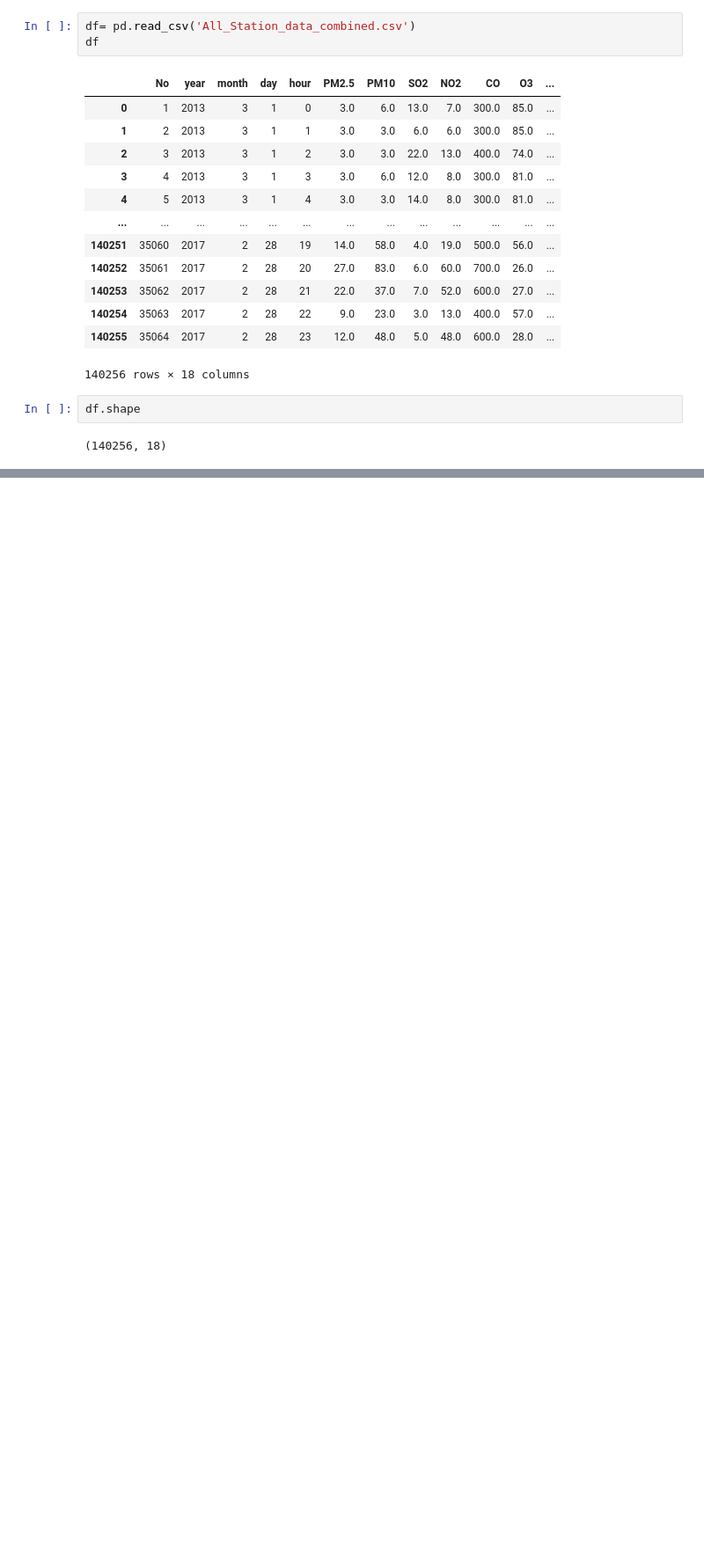
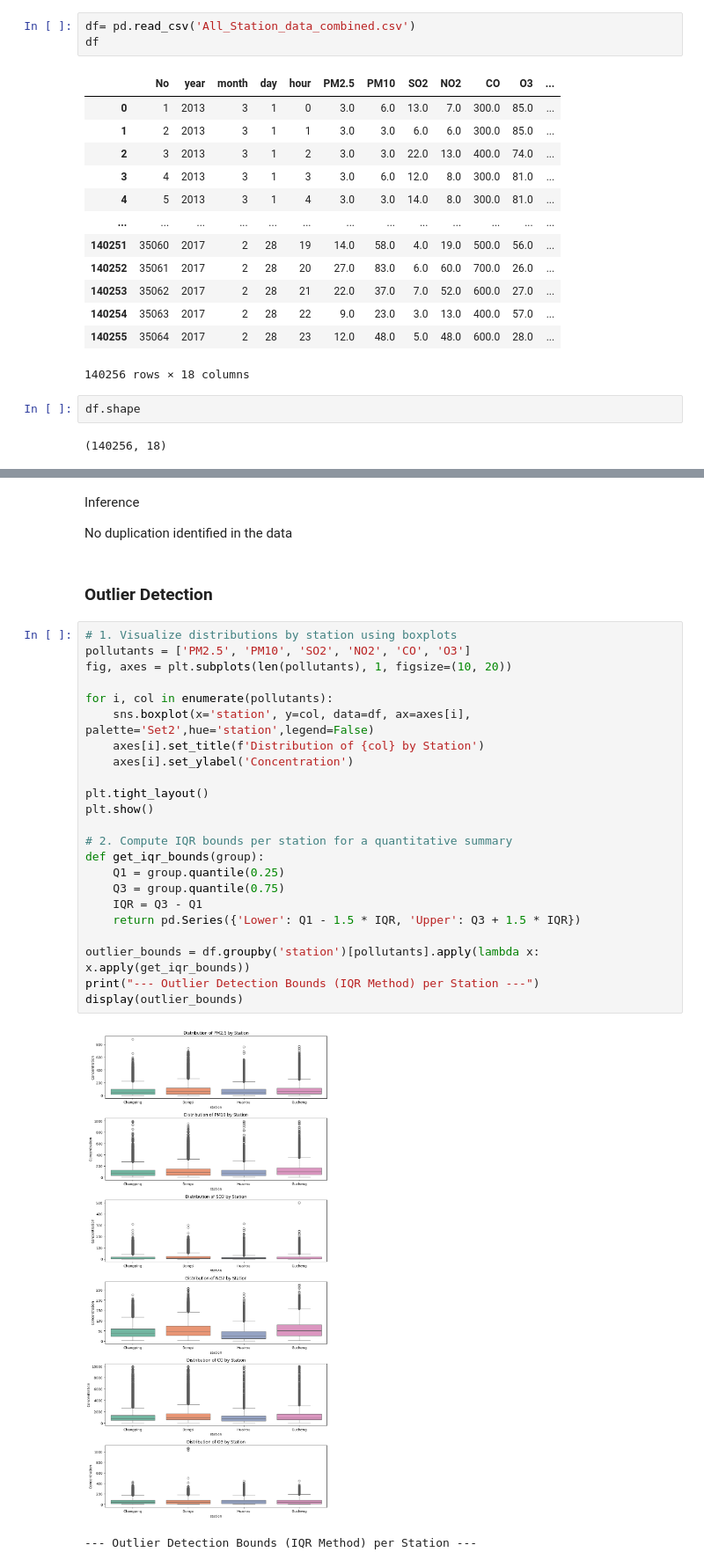
Before and after one commit to SameerPasha565/Air-pollution-analysis, a Jupyter notebook: Prac1Assignment.ipynb, the cells around one changed output, grey strips where cells are left out. Shown at 88% size. Drawn from its saved outputs; the diff is of its cells as text; blank space fills up the shorter version.

Commit message:
data understanding

```diff
--- a/Prac1Assignment.ipynb
+++ b/Prac1Assignment.ipynb
@@ -134,0 +341,32 @@ dtype: int64
+# %% [markdown]
+Inference
+
+No duplication identified in the data
+# %% [markdown]
+### **Outlier Detection**
+# %%
+# 1. Visualize distributions by station using boxplots
+pollutants = ['PM2.5', 'PM10', 'SO2', 'NO2', 'CO', 'O3']
+fig, axes = plt.subplots(len(pollutants), 1, figsize=(10, 20))
+
+for i, col in enumerate(pollutants):
+    sns.boxplot(x='station', y=col, data=df, ax=axes[i], palette='Set2',hue='station',legend=False)
+    axes[i].set_title(f'Distribution of {col} by Station')
+    axes[i].set_ylabel('Concentration')
+
+plt.tight_layout()
+plt.show()
+
+# 2. Compute IQR bounds per station for a quantitative summary
+def get_iqr_bounds(group):
+    Q1 = group.quantile(0.25)
+    Q3 = group.quantile(0.75)
+    IQR = Q3 - Q1
+    return pd.Series({'Lower': Q1 - 1.5 * IQR, 'Upper': Q3 + 1.5 * IQR})
+
+outlier_bounds = df.groupby('station')[pollutants].apply(lambda x: x.apply(get_iqr_bounds))
+print("--- Outlier Detection Bounds (IQR Method) per Station ---")
+display(outlier_bounds)
+# %% [output]
+[figure, added]
+--- Outlier Detection Bounds (IQR Method) per Station ---
```
Also changed, not shown: parts of 30 cells of this notebook.
